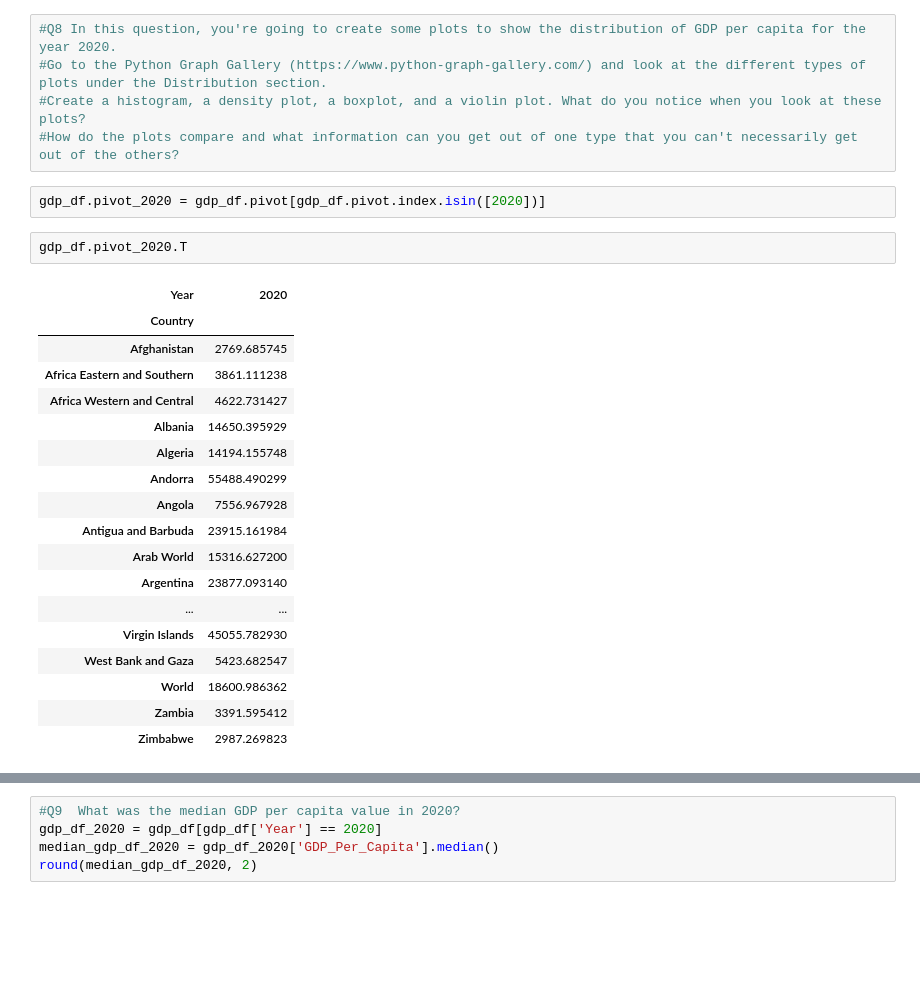
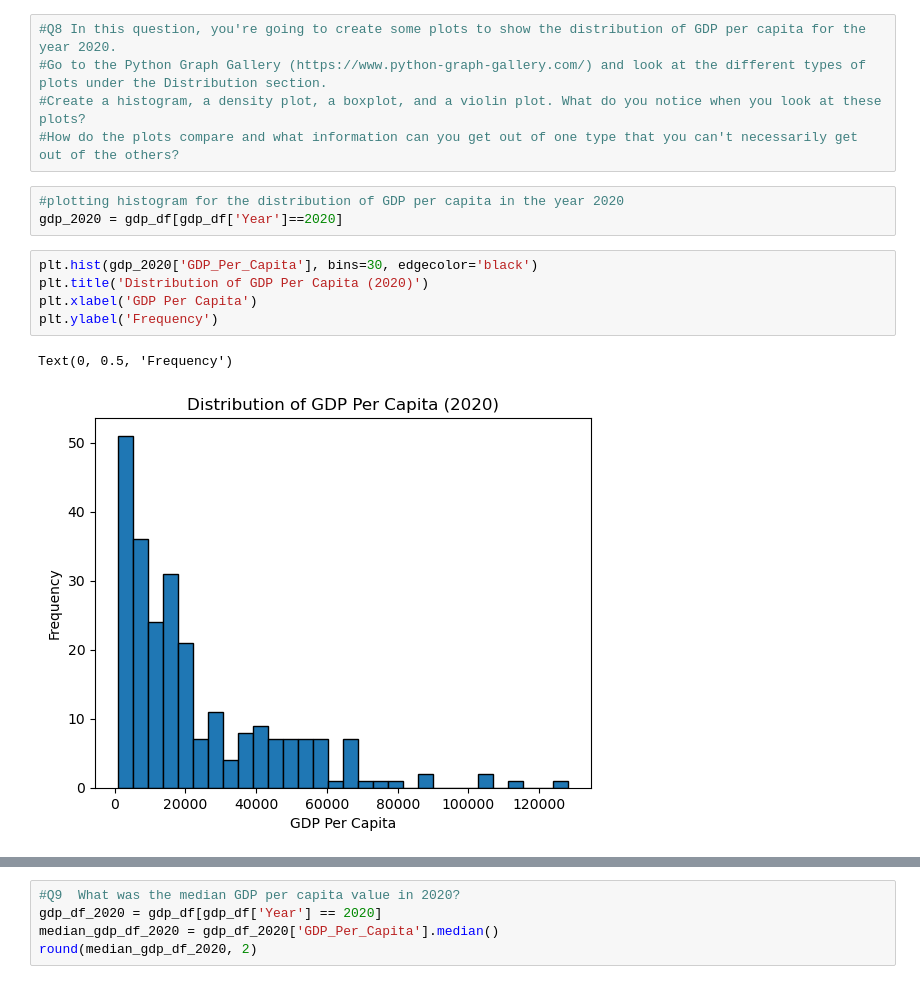
Before and after one commit to NSS-Data-Analytics-Cohort-15/un-exploration-ybayeh, a Jupyter notebook: notebooks/UNdata_yille.ipynb, the cells around one changed output, grey strips where cells are left out. Drawn from its saved outputs; the diff is of its cells as text; blank space fills up the shorter version.

```diff
--- a/notebooks/UNdata_yille.ipynb
+++ b/notebooks/UNdata_yille.ipynb
@@ -87,26 +97,14 @@ number_of_countries
 #Go to the Python Graph Gallery (https://www.python-graph-gallery.com/) and look at the different types of plots under the Distribution section.
 #Create a histogram, a density plot, a boxplot, and a violin plot. What do you notice when you look at these plots?
 #How do the plots compare and what information can you get out of one type that you can't necessarily get out of the others?
-# %%
-gdp_df.pivot_2020 = gdp_df.pivot[gdp_df.pivot.index.isin([2020])]
-# %%
-gdp_df.pivot_2020.T
-# %% [output]
-| Year | 2020 |
-| Country |  |
-| Afghanistan | 2769.685745 |
-| Africa Eastern and Southern | 3861.111238 |
-| Africa Western and Central | 4622.731427 |
-| Albania | 14650.395929 |
-| Algeria | 14194.155748 |
-| Andorra | 55488.490299 |
-| Angola | 7556.967928 |
-| Antigua and Barbuda | 23915.161984 |
-| Arab World | 15316.627200 |
-| Argentina | 23877.093140 |
-| ... | ... |
-| Virgin Islands | 45055.782930 |
-| West Bank and Gaza | 5423.682547 |
-| World | 18600.986362 |
-| Zambia | 3391.595412 |
-| Zimbabwe | 2987.269823 |
+# %%
+#plotting histogram for the distribution of GDP per capita in the year 2020
+gdp_2020 = gdp_df[gdp_df['Year']==2020]
+# %%
+plt.hist(gdp_2020['GDP_Per_Capita'], bins=30, edgecolor='black')
+plt.title('Distribution of GDP Per Capita (2020)')
+plt.xlabel('GDP Per Capita')
+plt.ylabel('Frequency')
+# %% [output]
+Text(0, 0.5, 'Frequency')
+[figure, added]
```
Also changed, not shown: parts of 8 cells of this notebook.
